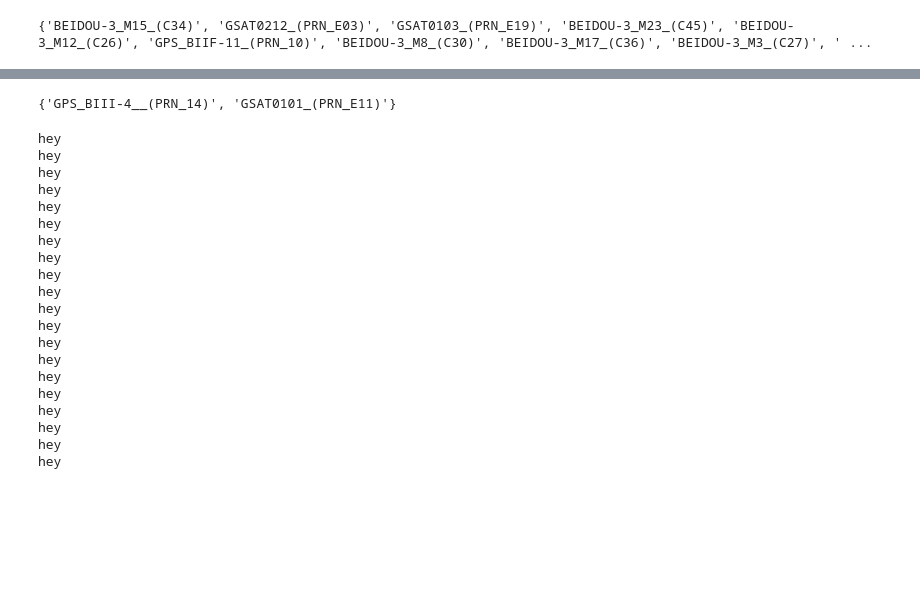
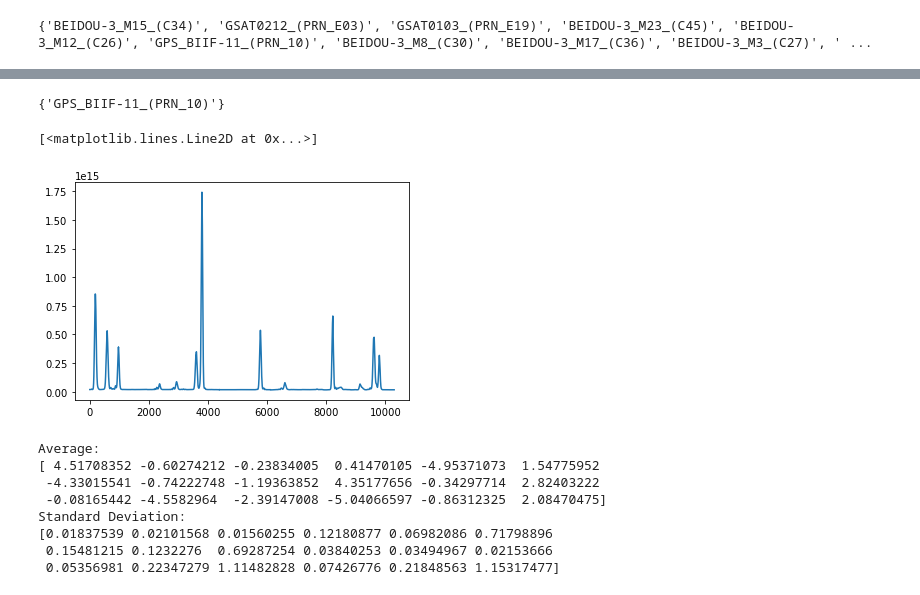
Before and after one commit to bmxdemo/bmxobs, a Jupyter notebook: towards1.ipynb, the cells around one changed output, grey strips where cells are left out. Cells and saved outputs as stored; diff of their text form; code cells hidden in the pictures; blank space fills up the shorter version.

```diff
--- a/towards1.ipynb
+++ b/towards1.ipynb
@@ -339,28 +311,32 @@ for T in Theories:
 # %%
-Theories[0].sigSats(3800)
+Theories[0].sigSats(8200)
 # %% [output]
-{'GPS_BIII-4__(PRN_14)', 'GSAT0101_(PRN_E11)'}
+{'GPS_BIIF-11_(PRN_10)'}
-# %%
-for ch in [11,12,13,14,22,23,24,33,34,44,55,56,57,58,66,67,68,77,78,88]:
-    print('hey')
-# %% [output]
-hey
-hey
-hey
-hey
-hey
-hey
-hey
-hey
-hey
-hey
-hey
-hey
-hey
-hey
-hey
-hey
-hey
-hey
-hey
-hey
+# %%
+plt.plot(Theories[0].)
+# %% [output]
+[<matplotlib.lines.Line2D at 0x...>]
+[figure, added]
+# %%
+P = [
+    {'D2_pos_x': 4.496720655923967, 'D2_pos_y': -0.6287600000433483, 'D2_phi': -0.2162769382554462, 'D3_pos_x': 0.3001220480458651, 'D3_pos_y': -5.027992542650962, 'D3_phi': 2.4221178826730054, 'D4_pos_x': -4.205341249150452, 'D4_pos_y': -0.8634242563413563, 'D4_phi': -0.360279571400098, 'D6_pos_x': 4.302920183195884, 'D6_pos_y': -0.30173473558525316, 'D6_phi': 2.7941999397976307, 'D7_pos_x': -0.11910451531087028, 'D7_pos_y': -4.367339677477533, 'D7_phi': -1.749506910188624, 'D8_pos_x': -5.115882137283665, 'D8_pos_y': -1.1103425854390399, 'D8_phi': 2.8637630024124805},
+    {'D2_pos_x': 4.51328290094902, 'D2_pos_y': -0.5772916798757681, 'D2_phi': -0.24910016285190198, 'D3_pos_x': 0.5833898560167713, 'D3_pos_y': -4.860230781105983, 'D3_phi': 1.5576656715641568, 'D4_pos_x': -4.23678614745232, 'D4_pos_y': -0.5731806341881936, 'D4_phi': -1.1639513542163715, 'D6_pos_x': 4.396745500025717, 'D6_pos_y': -0.3400077323838728, 'D6_phi': 2.8336315912597936, 'D7_pos_x': -0.11996185184280196, 'D7_pos_y': -4.871861384745773, 'D7_phi': -1.465384870455939, 'D8_pos_x': -4.939572093306822, 'D8_pos_y': -0.5789959542041317, 'D8_phi': 2.9359492846132014},
+    {'D2_pos_x': 4.541247000489112, 'D2_pos_y': -0.6021746922831518, 'D2_phi': -0.2496430542027421, 'D3_pos_x': 0.36059124486447086, 'D3_pos_y': -4.972908864726141, 'D3_phi': 0.6634949955203578, 'D4_pos_x': -4.548338836913454, 'D4_pos_y': -0.7900775391808744, 'D4_phi': -2.0566846469509974, 'D6_pos_x': 4.355663985415377, 'D6_pos_y': -0.387188952024975, 'D6_phi': 2.844265119068721, 'D7_pos_x': -0.005896882194541871, 'D7_pos_y': -4.435688122908201, 'D7_phi': -3.9595184724167214, 'D8_pos_x': -5.066543684393208, 'D8_pos_y': -0.9000312093224433, 'D8_phi': 0.4544019678199632},
+]
+
+P = np.array([list(p.values()) for p in P])
+avg = P.sum(axis=0)/len(P)
+sdv = np.sqrt(((P-avg)**2).sum(axis=0)/len(P))
+print('Average:')
+print(avg)
+print('Standard Deviation:')
+print(sdv)
+# %% [output]
+Average:
+[ 4.51708352 -0.60274212 -0.23834005  0.41470105 -4.95371073  1.54775952
+ -4.33015541 -0.74222748 -1.19363852  4.35177656 -0.34297714  2.82403222
+ -0.08165442 -4.5582964  -2.39147008 -5.04066597 -0.86312325  2.08470475]
+Standard Deviation:
+[0.01837539 0.02101568 0.01560255 0.12180877 0.06982086 0.71798896
+ 0.15481215 0.1232276  0.69287254 0.03840253 0.03494967 0.02153666
+ 0.05356981 0.22347279 1.11482828 0.07426776 0.21848563 1.15317477]
```
Also changed, not shown: parts of 17 cells of this notebook, 2 other files.
